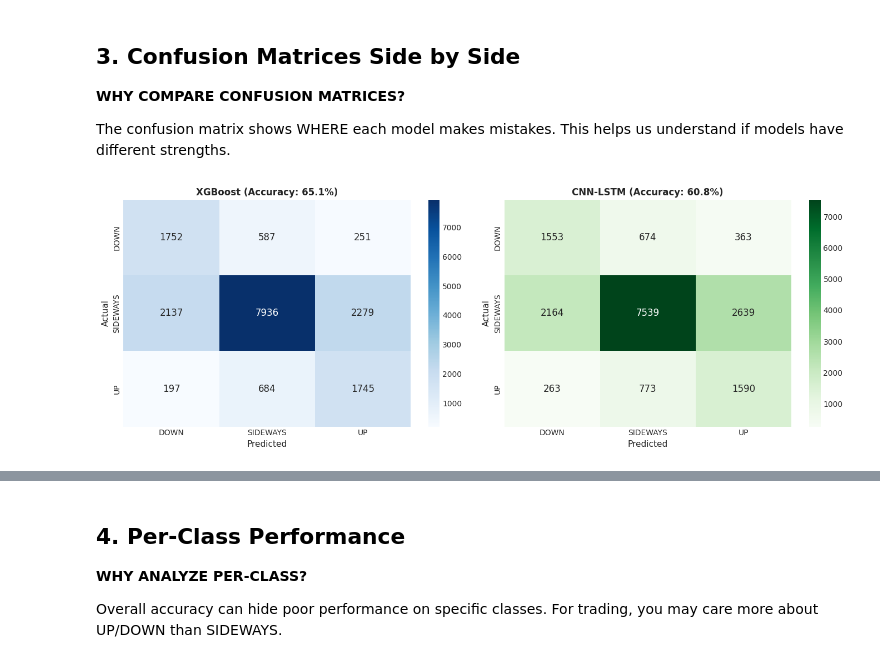
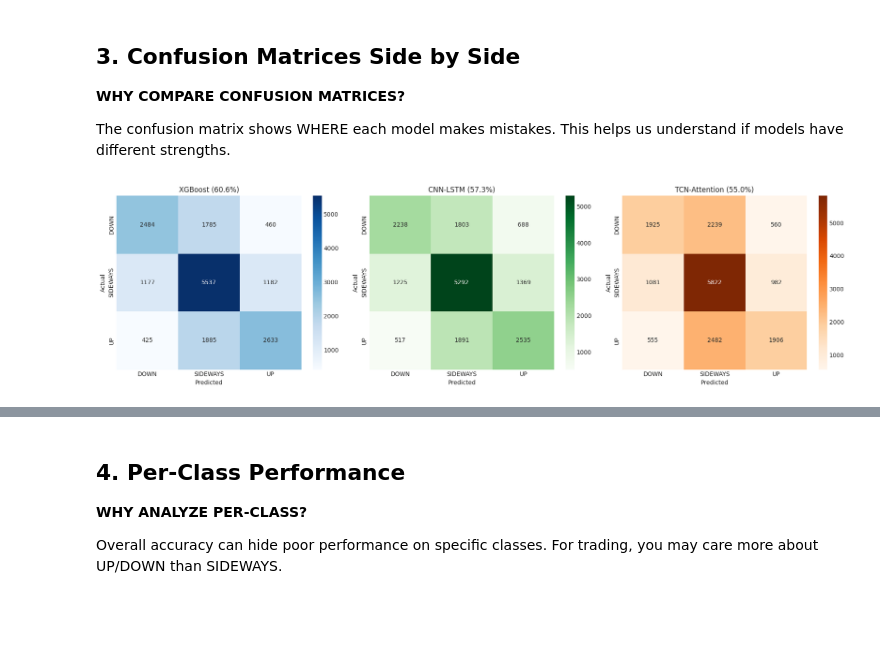
Before and after one commit to ramires666/ml_capstone_project, a Jupyter notebook: notebooks/05_comparison.ipynb, the cells around one changed output, grey strips where cells are left out. Saved outputs shown, nothing was run; the diff lists cells and outputs as text; code cells hidden in the pictures; blank space fills up the shorter version.

```diff
--- a/notebooks/05_comparison.ipynb
+++ b/notebooks/05_comparison.ipynb
@@ -120,7 +128,7 @@ print("📥 LOADING TEST DATA")
 print("="*60)
 
 df = load_and_merge_data(end_date='2025-12-31')
-df = create_oracle_labels(df, sigma=4, threshold=0.0004)
+df = create_oracle_labels(df, sigma=4, threshold=0.0002)
 df_features, _ = prepare_features(df, horizon=HORIZON)
 
 # Split to get test set
@@ -251,6 +272,20 @@ if cnn_available:
         'F1 Macro': cnn_metrics['f1_macro']
     })
     print(f"  Accuracy: {cnn_metrics['accuracy']:.4f}")
+
+# Evaluate TCN-Attention
+if tcn_available:
+    print("\nEvaluating TCN-Attention...")
+    tcn_metrics = tcn_model.evaluate(X_test, y_test)
+    tcn_preds = tcn_model.predict(X_test)
+
+    results.append({
+        'Model': 'TCN-Attention',
+        'Accuracy': tcn_metrics['accuracy'],
+        'F1 Weighted': tcn_metrics['f1_weighted'],
+        'F1 Macro': tcn_metrics['f1_macro']
+    })
+    print(f"  Accuracy: {tcn_metrics['accuracy']:.4f}")
 # %% [output]
 ============================================================
 📊 EVALUATING MODELS
@@ -303,39 +343,50 @@ The confusion matrix shows WHERE each model makes mistakes.
 This helps us understand if models have different strengths.
 # %%
 # ==============================================================================
-# SIDE-BY-SIDE CONFUSION MATRICES
+# CONFUSION MATRICES FOR ALL MODELS
 # ==============================================================================
 
-if xgb_available and cnn_available:
-    fig, axes = plt.subplots(1, 2, figsize=(14, 5))
+# Determine how many models we have
+n_models = sum([xgb_available, cnn_available, tcn_available])
+if n_models >= 2:
+    fig, axes = plt.subplots(1, n_models, figsize=(6*n_models, 5))
+    if n_models == 2:
+        axes = [axes[0], axes[1]]
     labels = ['DOWN', 'SIDEWAYS', 'UP']
 
-    # XGBoost confusion matrix
-    cm_xgb = np.array(xgb_metrics['confusion_matrix'])
-    sns.heatmap(cm_xgb, annot=True, fmt='d', cmap='Blues',
-                xticklabels=labels, yticklabels=labels, ax=axes[0],
-                annot_kws={"size": 12})
-    axes[0].set_xlabel('Predicted', fontsize=11)
-    axes[0].set_ylabel('Actual', fontsize=11)
-    axes[0].set_title(f"XGBoost (Accuracy: {xgb_metrics['accuracy']:.1%})",
-                      fontsize=12, fontweight='bold')
+    ax_idx = 0
 
-    # CNN-LSTM confusion matrix
-    cm_cnn = np.array(cnn_metrics['confusion_matrix'])
-    sns.heatmap(cm_cnn, annot=True, fmt='d', cmap='Greens',
-                xticklabels=labels, yticklabels=labels, ax=axes[1],
-                annot_kws={"size": 12})
-    axes[1].set_xlabel('Predicted', fontsize=11)
-    axes[1].set_ylabel('Actual', fontsize=11)
-    axes[1].set_title(f"CNN-LSTM (Accuracy: {cnn_metrics['accuracy']:.1%})",
-                      fontsize=12, fontweight='bold')
+    # XGBoost
+    if xgb_available:
+        cm_xgb = np.array(xgb_metrics['confusion_matrix'])
+        sns.heatmap(cm_xgb, annot=True, fmt='d', cmap='Blues',
+                    xticklabels=labels, yticklabels=labels, ax=axes[ax_idx])
+        axes[ax_idx].set_xlabel('Predicted')
+        axes[ax_idx].set_ylabel('Actual')
+        axes[ax_idx].set_title(f"XGBoost ({xgb_metrics['accuracy']:.1%})")
+        ax_idx += 1
+
+    # CNN-LSTM
+    if cnn_available:
+        cm_cnn = np.array(cnn_metrics['confusion_matrix'])
+        sns.heatmap(cm_cnn, annot=True, fmt='d', cmap='Greens',
+                    xticklabels=labels, yticklabels=labels, ax=axes[ax_idx])
+        axes[ax_idx].set_xlabel('Predicted')
+        axes[ax_idx].set_ylabel('Actual')
+        axes[ax_idx].set_title(f"CNN-LSTM ({cnn_metrics['accuracy']:.1%})")
+        ax_idx += 1
+
+    # TCN-Attention
+    if tcn_available:
+        cm_tcn = np.array(tcn_metrics['confusion_matrix'])
+        sns.heatmap(cm_tcn, annot=True, fmt='d', cmap='Oranges',
+                    xticklabels=labels, yticklabels=labels, ax=axes[ax_idx])
+        axes[ax_idx].set_xlabel('Predicted')
+        axes[ax_idx].set_ylabel('Actual')
+        axes[ax_idx].set_title(f"TCN-Attention ({tcn_metrics['accuracy']:.1%})")
 
     plt.tight_layout()
     plt.savefig('comparison_confusion_matrices.png', dpi=150, bbox_inches='tight')
     plt.show()
-
-    print("\n💡 ANALYSIS:")
-    print("   - Diagonal = correct predictions (higher is better)")
-    print("   - Compare patterns to see where each model excels")
 # %% [output]
-[figure, old version]
+[figure, new version]
```
Also changed, not shown: parts of 12 cells of this notebook, 8 other files.
